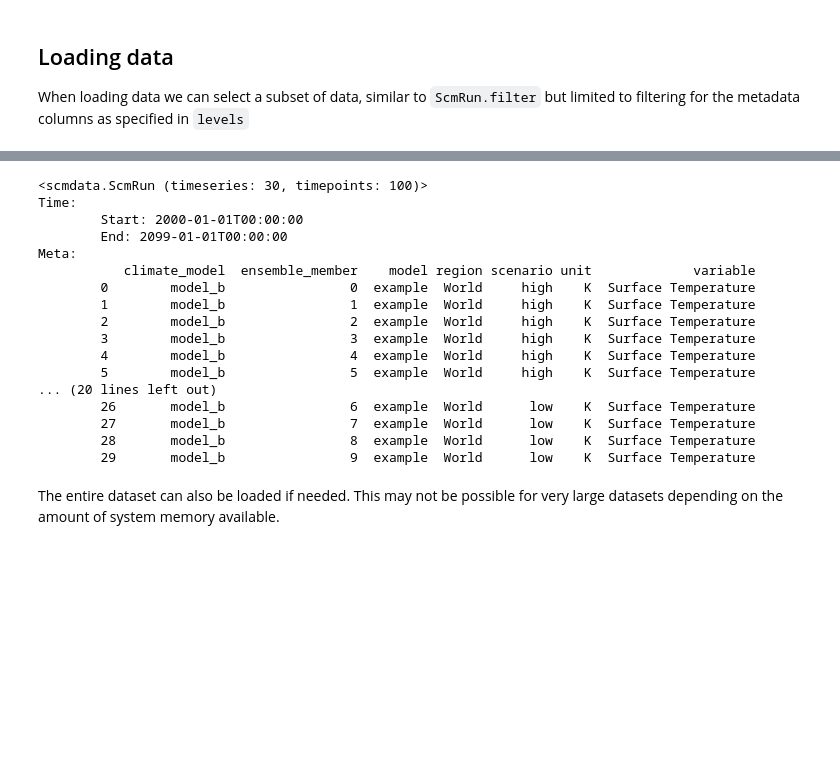
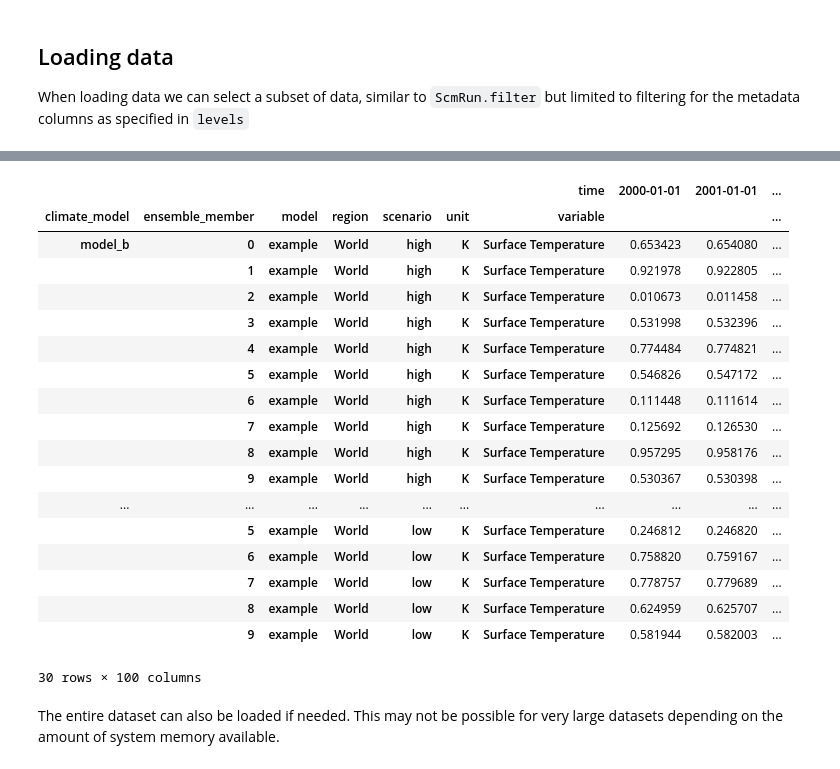
Before and after one commit to openscm/scmdata, a Jupyter notebook: notebooks/database.ipynb, the cells around one changed output, grey strips where cells are left out. Drawn from its saved outputs; the diff is of its cells as text; code cells hidden in the pictures; blank space fills up the shorter version.

```diff
--- a/notebooks/database.ipynb
+++ b/notebooks/database.ipynb
@@ -220,23 +224,25 @@ Meta:
 # %%
-database.load(climate_model="model_b")
+database.load(climate_model="model_b").timeseries()
 # %% [output]
+|  |  |  |  |  |  | time | 2000-01-01 | 2001-01-01 | ... |
+| climate_model | ensemble_member | model | region | scenario | unit | variable |  |  | ... |
+| model_b | 0 | example | World | high | K | Surface Temperature | 0.653423 | 0.654080 | ... |
+|  | 1 | example | World | high | K | Surface Temperature | 0.921978 | 0.922805 | ... |
+|  | 2 | example | World | high | K | Surface Temperature | 0.010673 | 0.011458 | ... |
+|  | 3 | example | World | high | K | Surface Temperature | 0.531998 | 0.532396 | ... |
+|  | 4 | example | World | high | K | Surface Temperature | 0.774484 | 0.774821 | ... |
+|  | 5 | example | World | high | K | Surface Temperature | 0.546826 | 0.547172 | ... |
+|  | 6 | example | World | high | K | Surface Temperature | 0.111448 | 0.111614 | ... |
+|  | 7 | example | World | high | K | Surface Temperature | 0.125692 | 0.126530 | ... |
+|  | 8 | example | World | high | K | Surface Temperature | 0.957295 | 0.958176 | ... |
+|  | 9 | example | World | high | K | Surface Temperature | 0.530367 | 0.530398 | ... |
+| ... | ... | ... | ... | ... | ... | ... | ... | ... | ... |
+|  | 5 | example | World | low | K | Surface Temperature | 0.246812 | 0.246820 | ... |
+|  | 6 | example | World | low | K | Surface Temperature | 0.758820 | 0.759167 | ... |
+|  | 7 | example | World | low | K | Surface Temperature | 0.778757 | 0.779689 | ... |
+|  | 8 | example | World | low | K | Surface Temperature | 0.624959 | 0.625707 | ... |
+|  | 9 | example | World | low | K | Surface Temperature | 0.581944 | 0.582003 | ... |
-<scmdata.ScmRun (timeseries: 30, timepoints: 100)>
-Time:
-        Start: 2000-01-01T00:00:00
-        End: 2099-01-01T00:00:00
-Meta:
-           climate_model  ensemble_member    model region scenario unit             variable
-        0        model_b                0  example  World     high    K  Surface Temperature
-        1        model_b                1  example  World     high    K  Surface Temperature
-        2        model_b                2  example  World     high    K  Surface Temperature
-        3        model_b                3  example  World     high    K  Surface Temperature
-        4        model_b                4  example  World     high    K  Surface Temperature
-        5        model_b                5  example  World     high    K  Surface Temperature
-... (20 lines left out)
-        26       model_b                6  example  World      low    K  Surface Temperature
-        27       model_b                7  example  World      low    K  Surface Temperature
-        28       model_b                8  example  World      low    K  Surface Temperature
-        29       model_b                9  example  World      low    K  Surface Temperature
+30 rows × 100 columns
 # %% [markdown]
 The entire dataset can also be loaded if needed. This may not be possible for very large datasets depending on the amount of system memory available.
 # %%
```
Also changed, not shown: parts of 7 cells of this notebook.
